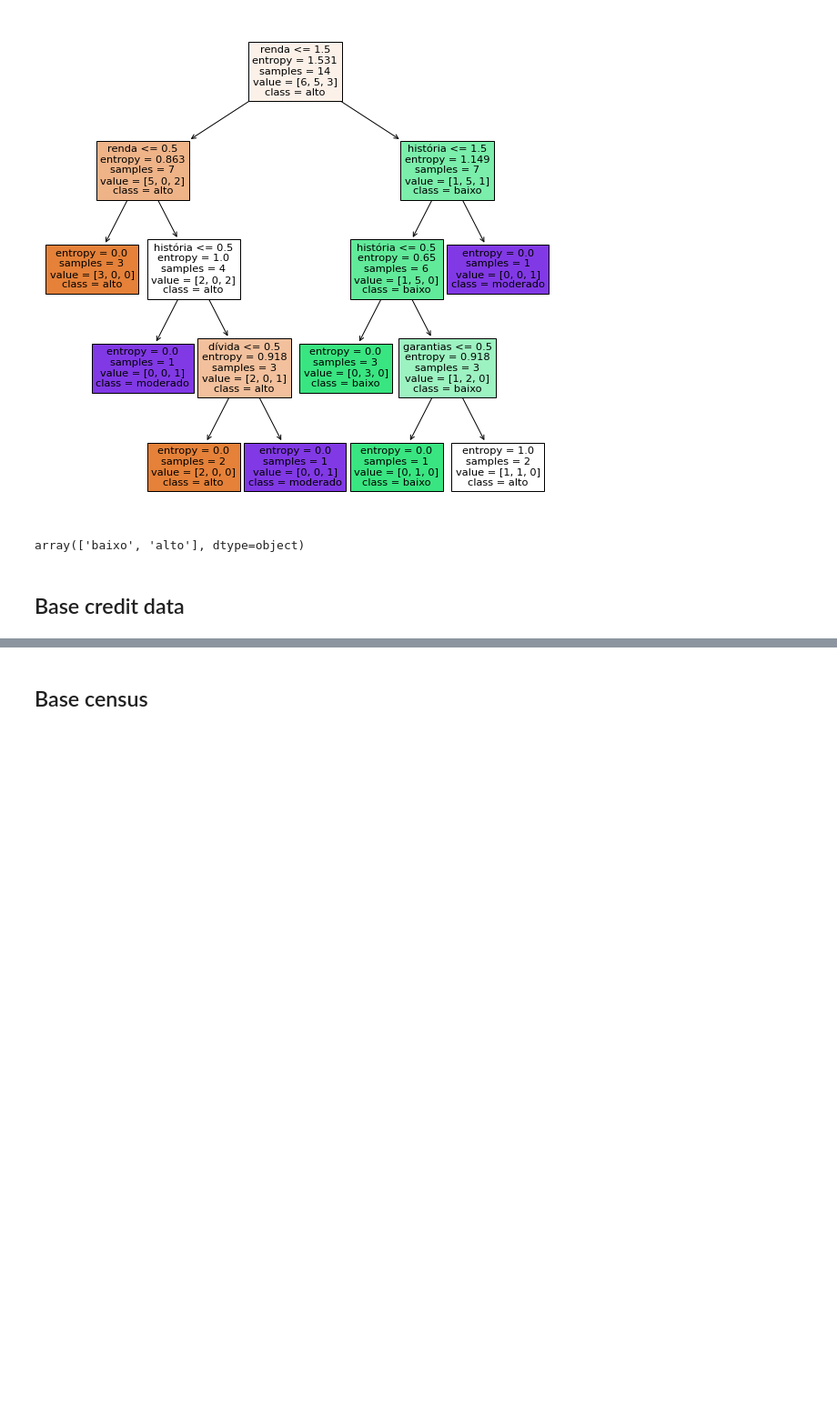
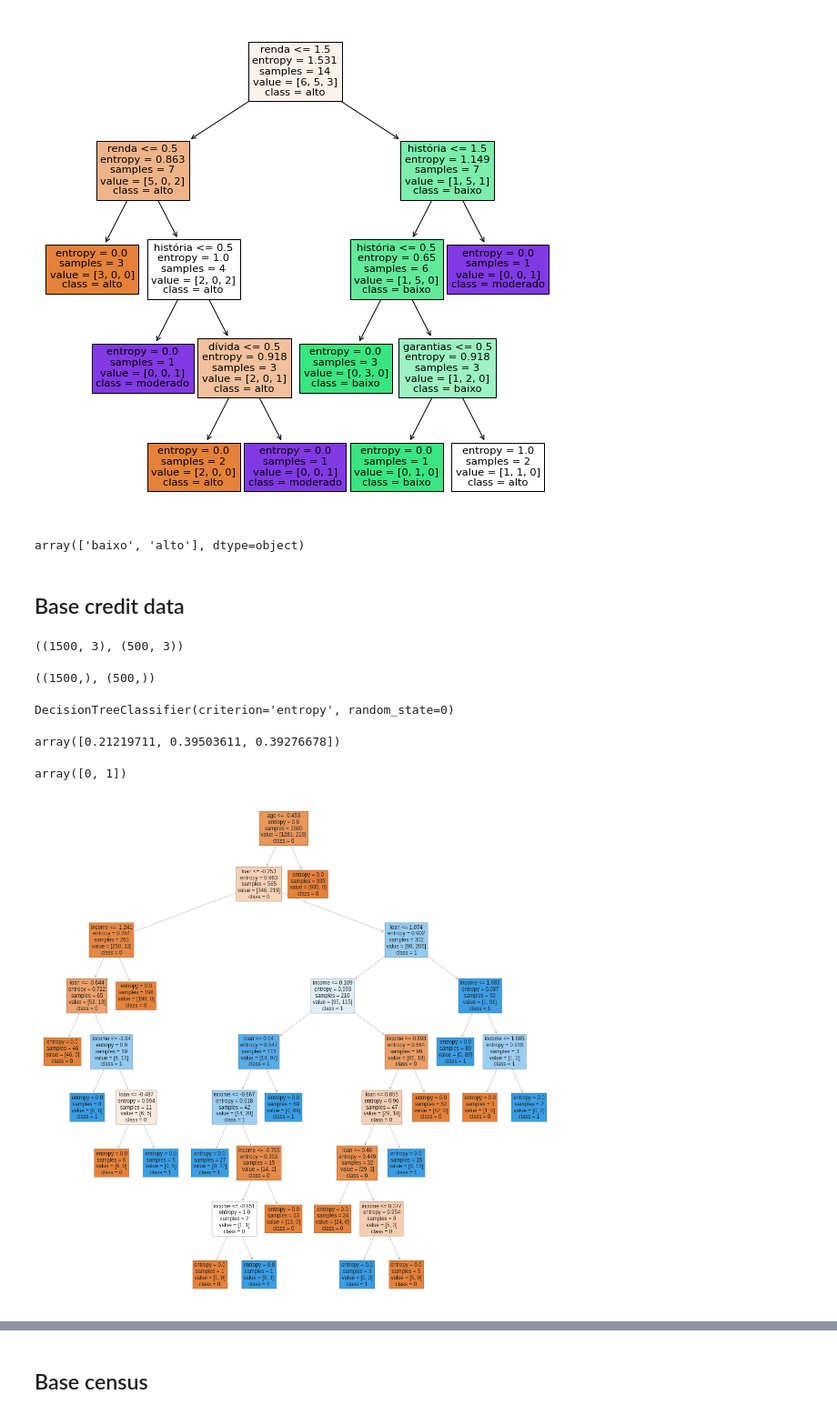
Before and after one commit to vasconcelosjean42/machine_learning-and-data-science-iaexpert, a Jupyter notebook: classificacao/aprendizagem_arvore_de_decisao.ipynb, the cells around one changed output, grey strips where cells are left out. Shown: that part at 91% size. Drawn from its saved outputs; the diff is of its cells as text; code cells hidden in the pictures; blank space fills up the shorter version.

Commit message:
arvore de decisão aplicada na base crédito

```diff
--- a/classificacao/aprendizagem_arvore_de_decisao.ipynb
+++ b/classificacao/aprendizagem_arvore_de_decisao.ipynb
@@ -75,3 +75,35 @@ previsoes
 array(['baixo', 'alto'], dtype=object)
 # %% [markdown]
 ## Base credit data
+# %%
+import pickle
+with open('/content/credit.pkl', 'rb') as f:
+  X_credit_treinamento, y_credit_treinamento, X_credit_teste, y_credit_teste = pickle.load(f)
+# %%
+X_credit_treinamento.shape, X_credit_teste.shape
+# %% [output]
+((1500, 3), (500, 3))
+# %%
+y_credit_treinamento.shape, y_credit_teste.shape
+# %% [output]
+((1500,), (500,))
+# %%
+arvore_credit = DecisionTreeClassifier(criterion='entropy', random_state = 0)
+arvore_credit.fit(X_credit_treinamento, y_credit_treinamento)
+# %% [output]
+DecisionTreeClassifier(criterion='entropy', random_state=0)
+# %%
+arvore_credit.feature_importances_
+# %% [output]
+array([0.21219711, 0.39503611, 0.39276678])
+# %%
+arvore_credit.classes_
+# %% [output]
+array([0, 1])
+# %%
+previsores = ['income', 'age', 'loan']
+figura, eixos = plt.subplots(nrows=1, ncols=1, figsize=(20,20))
+tree.plot_tree(arvore_credit, feature_names=previsores, class_names=['0', '1'], filled=True)
+figura.savefig('arvore_credit.png')
+# %% [output]
+[figure, added]
```
Also changed, not shown: parts of 6 cells of this notebook.
